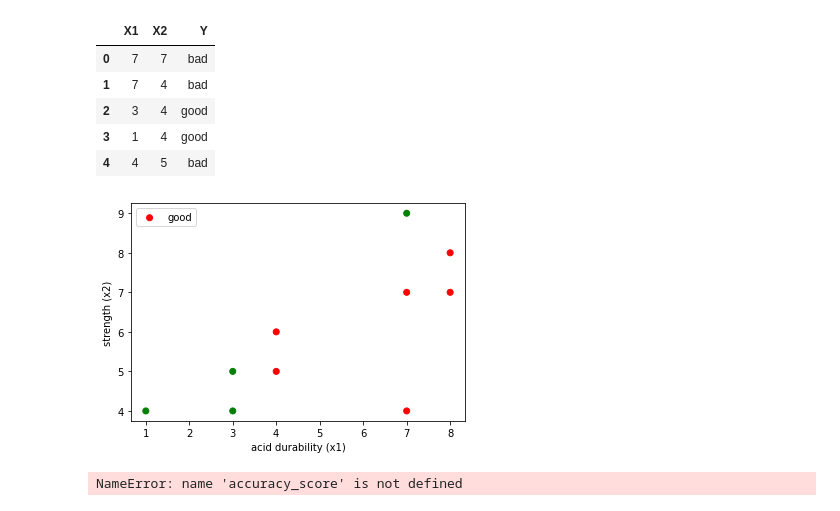
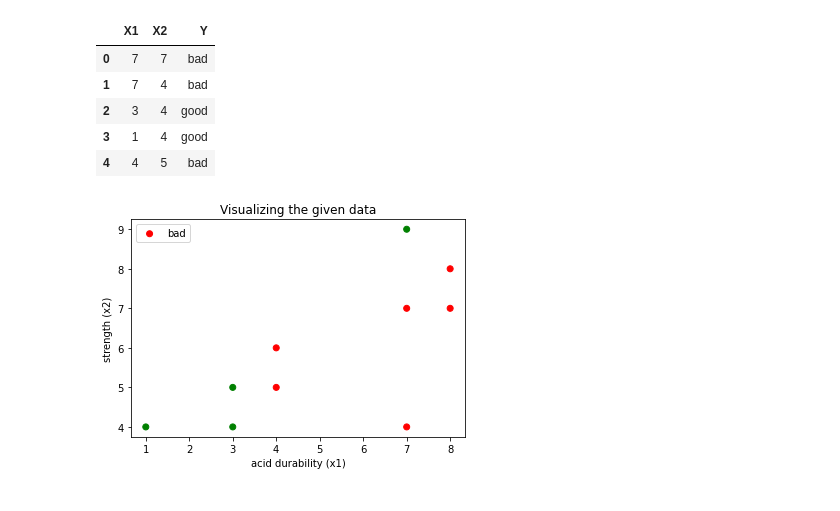
Before and after one commit to Ha-ri-ka/MIT-labs-ai-ml, a Jupyter notebook: 5th Semester/Machine Learning Lab/week9/week9.ipynb, the cells around one changed output. Saved outputs shown, nothing was run; the diff lists cells and outputs as text; code cells hidden in the pictures.

```diff
--- a/5th Semester/Machine Learning Lab/week9/week9.ipynb
+++ b/5th Semester/Machine Learning Lab/week9/week9.ipynb
@@ -12,33 +21,36 @@ data.head()
 # %%
 import matplotlib.pyplot as plt
 colors = {'good': 'green', 'bad': 'red'}
 y_colormap = [colors[f] for f in data['Y']]
 plt.scatter(data['X1'], data['X2'], c=y_colormap)
 plt.xlabel('acid durability (x1)')
 plt.ylabel('strength (x2)')
-plt.legend(['good','bad'])
-# Show the plot
+plt.legend(['bad','good'])
+plt.title('Visualizing the given data')
 plt.show()
 # %% [output]
-[figure, old version]
+[figure, new version]
 # %%
 from sklearn.neighbors import KNeighborsClassifier
 from sklearn.model_selection import train_test_split
 from sklearn.preprocessing import StandardScaler
-from sklearn.metrics import accuracy
-# Split the data into features (X) and target (y)
-X = data.drop('Y', axis=1)
-y = data['Y']
-# Split the data into training and test sets
-X_train, X_test, y_train, y_test = train_test_split(X, y, test_size=0.2)
-# Scale the features using StandardScaler
-scaler = StandardScaler()
-X_train = scaler.fit_transform(X_train)
-X_test = scaler.transform(X_test)
-knn = KNeighborsClassifier(n_neighbors=3)
-knn.fit(X_train, y_train)
-y_pred = knn.predict(X_test)
-accuracy = accuracy_score(y_test, y_pred)
-print("Accuracy:", accuracy)
+from sklearn.metrics import accuracy_score
+input_features = [[3, 7]]
+def knn(X,y,metric,kneighs):
+    scaler = StandardScaler()
+    #X_train, X_test, y_train, y_test = train_test_split(X, y, test_size=0.2)
+    #X_train = scaler.fit_transform(X_train)
+    #X_test = scaler.transform(X_test)
+    #knn.fit(X_train, y_train)
+    #y_pred = knn.predict(X_test)
+    #accuracy = accuracy_score(y_test, y_pred)
+    X=scaler.fit_transform(X)
+    knn = KNeighborsClassifier(n_neighbors=kneighs,metric=metric)
+    knn.fit(X, y)
+    y_pred = knn.predict(X)
+    classify=knn.predict(input_features)
+    accuracy = accuracy_score(y, y_pred)
+    print(f'KNN using {metric} distance and {kneighs} neighbours:')
+    print(f'prediction for {input_features[0]}={classify[0]}')
+    print(f'Accuracy: {accuracy}')
+    return y_pred
-# %% [output]
-NameError: name 'accuracy_score' is not defined
```
Also changed, not shown: parts of 10 cells of this notebook.
